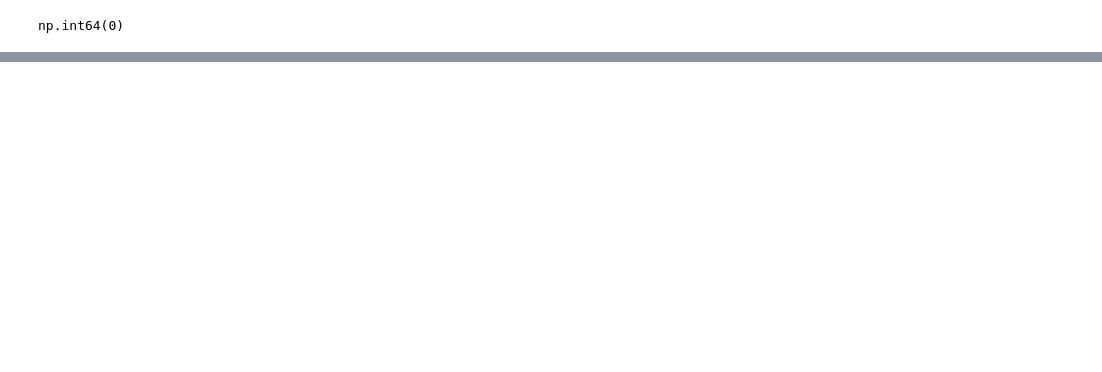
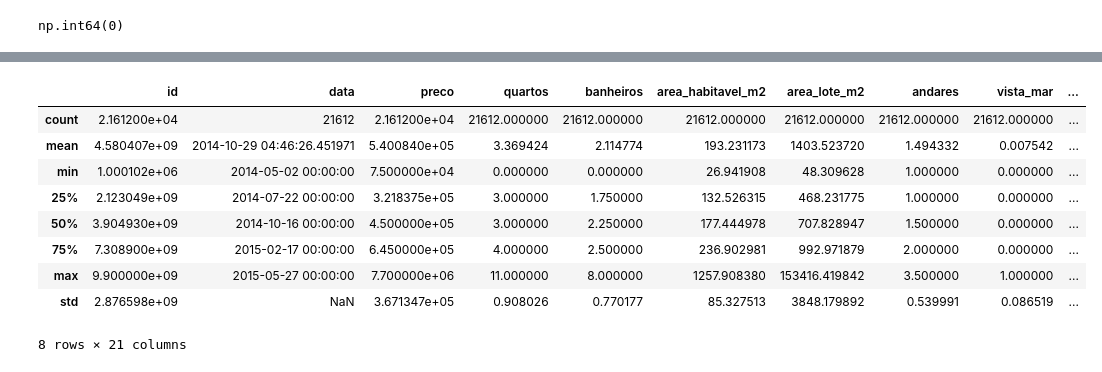
Before and after one commit to Jovitorao/Projeto_casa, a Jupyter notebook: src/previsao_casa/analise_casas.ipynb, the cells around one changed output, grey strips where cells are left out. Saved outputs shown, nothing was run; the diff lists cells and outputs as text; code cells hidden in the pictures; blank space fills up the shorter version.

```diff
--- a/src/previsao_casa/analise_casas.ipynb
+++ b/src/previsao_casa/analise_casas.ipynb
@@ -187,0 +147,31 @@ Index(['id', 'date', 'price', 'bedrooms', 'bathrooms', 'sqft_living',
+# %%
+#Convertendo para metros quadrados e traduzindo
+mapeamento_colunas = {
+    'id': 'id',
+    'date': 'data',
+    'price': 'preco',
+    'bedrooms': 'quartos',
+    'bathrooms': 'banheiros',
+    'sqft_living': 'area_habitavel_m2',
+    'sqft_lot': 'area_lote_m2',
+    'floors': 'andares',
+    'waterfront': 'vista_mar',
+    'view': 'qualidade_vista',
+    'condition': 'condicao_imovel',
+    'grade': 'nota_design',
+    'sqft_above': 'area_acima_solo_m2',
+    'sqft_basement': 'area_porao_m2',
+    'yr_built': 'ano_construcao',
+    'yr_renovated': 'ano_reforma',
+    'zipcode': 'cep',
+    'lat': 'latitude',
+    'long': 'longitude',
+    'sqft_living15': 'area_habitavel_vizinhos_15_em_m2',
+    'sqft_lot15': 'area_lote_vizinhos_15_em_m2'
+}
+
+# Aplicando a renomeação
+df_traduzido= df.rename(columns=mapeamento_colunas)
+# Verificando se deu certo
+print("Colunas renomeadas com sucesso:")
+print(df_traduzido.columns.tolist())
@@ -187,0 +198,15 @@ Index(['id', 'date', 'price', 'bedrooms', 'bathrooms', 'sqft_living',
+# %%
+df_traduzido= df_traduzido.drop(df_traduzido[df_traduzido['quartos']>30].index)
+# %%
+df_traduzido.describe()
+# %% [output]
+|  | id | data | preco | quartos | banheiros | area_habitavel_m2 | area_lote_m2 | andares | vista_mar | ... |
+| count | 2.161200e+04 | 21612 | 2.161200e+04 | 21612.000000 | 21612.000000 | 21612.000000 | 21612.000000 | 21612.000000 | 21612.000000 | ... |
+| mean | 4.580407e+09 | 2014-10-29 04:46:26.451971 | 5.400840e+05 | 3.369424 | 2.114774 | 193.231173 | 1403.523720 | 1.494332 | 0.007542 | ... |
+| min | 1.000102e+06 | 2014-05-02 00:00:00 | 7.500000e+04 | 0.000000 | 0.000000 | 26.941908 | 48.309628 | 1.000000 | 0.000000 | ... |
+| 25% | 2.123049e+09 | 2014-07-22 00:00:00 | 3.218375e+05 | 3.000000 | 1.750000 | 132.526315 | 468.231775 | 1.000000 | 0.000000 | ... |
+| 50% | 3.904930e+09 | 2014-10-16 00:00:00 | 4.500000e+05 | 3.000000 | 2.250000 | 177.444978 | 707.828947 | 1.500000 | 0.000000 | ... |
+| 75% | 7.308900e+09 | 2015-02-17 00:00:00 | 6.450000e+05 | 4.000000 | 2.500000 | 236.902981 | 992.971879 | 2.000000 | 0.000000 | ... |
+| max | 9.900000e+09 | 2015-05-27 00:00:00 | 7.700000e+06 | 11.000000 | 8.000000 | 1257.908380 | 153416.419842 | 3.500000 | 1.000000 | ... |
+| std | 2.876598e+09 | NaN | 3.671347e+05 | 0.908026 | 0.770177 | 85.327513 | 3848.179892 | 0.539991 | 0.086519 | ... |
+8 rows × 21 columns
```
Also changed, not shown: parts of 28 cells of this notebook, 5 other files.
